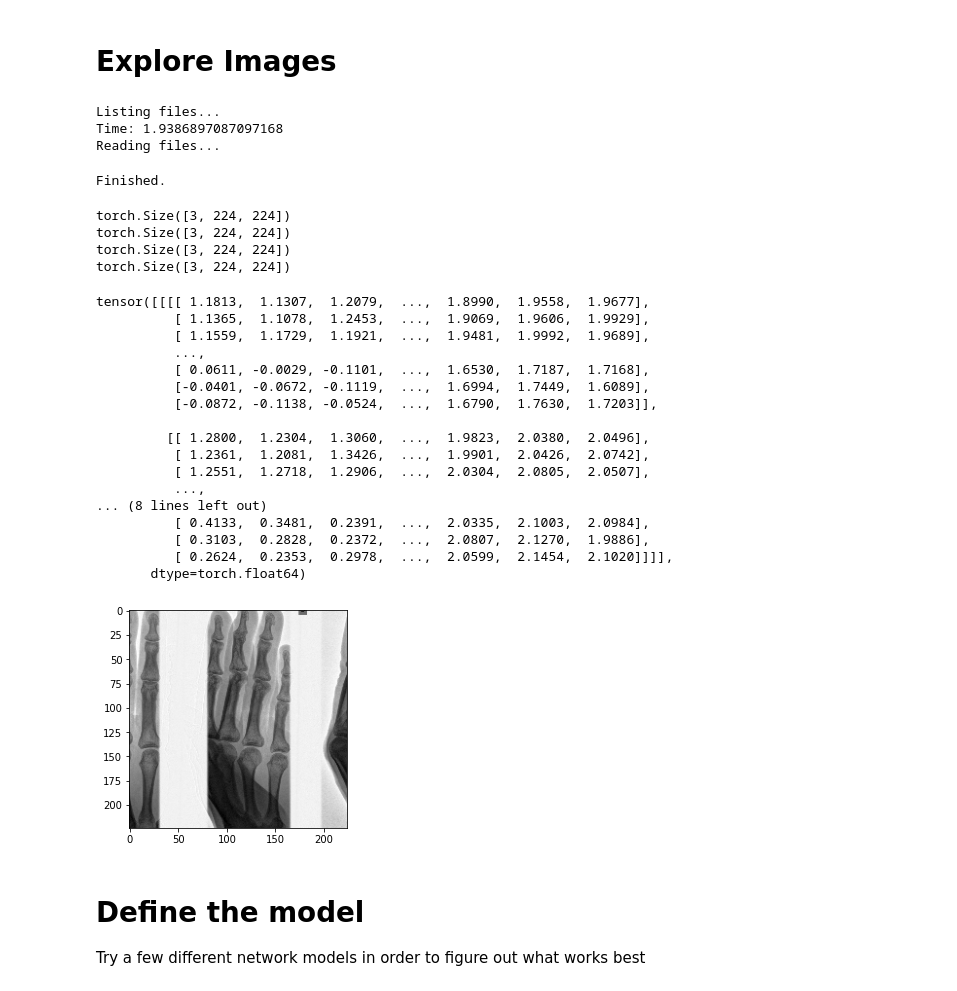
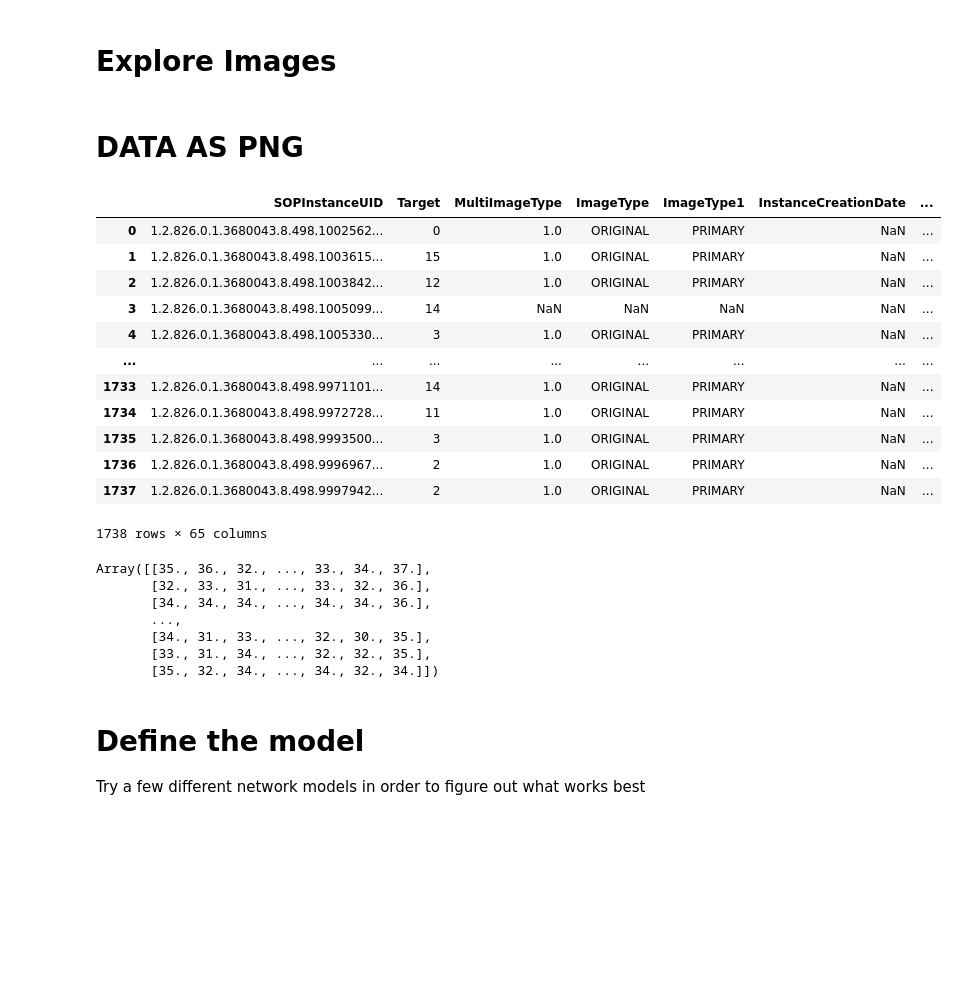
Before and after one commit to Lawreros/x-ray_classification, a Jupyter notebook: unifesp-x-ray-classification.ipynb, the cells around one changed output. Drawn from its saved outputs; the diff is of its cells as text; code cells hidden in the pictures; blank space fills up the shorter version.

Commit message:
Kaggle Notebook | UNIFESP X-Ray Classification | Version 6

```diff
--- a/unifesp-x-ray-classification.ipynb
+++ b/unifesp-x-ray-classification.ipynb
@@ -299,43 +233,41 @@ Finished.
 # %% [markdown]
 # Explore Images
 # %%
-source = img_dataset('../input/unifesp-x-ray-body-part-classifier/train','../input/unifesp-x-ray-body-part-classifier/train.csv')
+# source = img_dataset('../input/unifesp-x-ray-body-part-classifier/train','../input/unifesp-x-ray-body-part-classifier/train.csv')
-# %% [output]
-Listing files...
-Time: 1.9386897087097168
-Reading files...
-Finished.
 # %%
-for i in range(4):
-    X,Y = source.__getitem__(i)
-    print(X.size())
+# for i in range(4):
+#     X,Y = source.__getitem__(i)
+#     print(X.size())
-# %% [output]
-torch.Size([3, 224, 224])
-torch.Size([3, 224, 224])
-torch.Size([3, 224, 224])
-torch.Size([3, 224, 224])
 # %%
-X.unsqueeze(0)
+# X.unsqueeze(0)
-# %% [output]
-tensor([[[[ 1.1813,  1.1307,  1.2079,  ...,  1.8990,  1.9558,  1.9677],
-          [ 1.1365,  1.1078,  1.2453,  ...,  1.9069,  1.9606,  1.9929],
-          [ 1.1559,  1.1729,  1.1921,  ...,  1.9481,  1.9992,  1.9689],
-          ...,
-          [ 0.0611, -0.0029, -0.1101,  ...,  1.6530,  1.7187,  1.7168],
-          [-0.0401, -0.0672, -0.1119,  ...,  1.6994,  1.7449,  1.6089],
-          [-0.0872, -0.1138, -0.0524,  ...,  1.6790,  1.7630,  1.7203]],
-
-         [[ 1.2800,  1.2304,  1.3060,  ...,  1.9823,  2.0380,  2.0496],
-          [ 1.2361,  1.2081,  1.3426,  ...,  1.9901,  2.0426,  2.0742],
-          [ 1.2551,  1.2718,  1.2906,  ...,  2.0304,  2.0805,  2.0507],
-          ...,
-... (8 lines left out)
-          [ 0.4133,  0.3481,  0.2391,  ...,  2.0335,  2.1003,  2.0984],
-          [ 0.3103,  0.2828,  0.2372,  ...,  2.0807,  2.1270,  1.9886],
-          [ 0.2624,  0.2353,  0.2978,  ...,  2.0599,  2.1454,  2.1020]]]],
-       dtype=torch.float64)
 # %%
-plt.imshow(X[2,:,:], cmap = 'gray')
-plt.show()
+# plt.imshow(X[2,:,:], cmap = 'gray')
+# plt.show()
-# %% [output]
-[figure, removed]
+# %% [markdown]
+# DATA AS PNG
+# %%
+pd.read_csv('../input/xray-body-images-in-png-unifesp-competion/train_df.csv')
+# %% [output]
+|  | SOPInstanceUID | Target | MultiImageType | ImageType | ImageType1 | InstanceCreationDate | ... |
+| 0 | 1.2.826.0.1.3680043.8.498.1002562... | 0 | 1.0 | ORIGINAL | PRIMARY | NaN | ... |
+| 1 | 1.2.826.0.1.3680043.8.498.1003615... | 15 | 1.0 | ORIGINAL | PRIMARY | NaN | ... |
+| 2 | 1.2.826.0.1.3680043.8.498.1003842... | 12 | 1.0 | ORIGINAL | PRIMARY | NaN | ... |
+| 3 | 1.2.826.0.1.3680043.8.498.1005099... | 14 | NaN | NaN | NaN | NaN | ... |
+| 4 | 1.2.826.0.1.3680043.8.498.1005330... | 3 | 1.0 | ORIGINAL | PRIMARY | NaN | ... |
+| ... | ... | ... | ... | ... | ... | ... | ... |
+| 1733 | 1.2.826.0.1.3680043.8.498.9971101... | 14 | 1.0 | ORIGINAL | PRIMARY | NaN | ... |
+| 1734 | 1.2.826.0.1.3680043.8.498.9972728... | 11 | 1.0 | ORIGINAL | PRIMARY | NaN | ... |
+| 1735 | 1.2.826.0.1.3680043.8.498.9993500... | 3 | 1.0 | ORIGINAL | PRIMARY | NaN | ... |
+| 1736 | 1.2.826.0.1.3680043.8.498.9996967... | 2 | 1.0 | ORIGINAL | PRIMARY | NaN | ... |
+| 1737 | 1.2.826.0.1.3680043.8.498.9997942... | 2 | 1.0 | ORIGINAL | PRIMARY | NaN | ... |
+1738 rows × 65 columns
+# %%
+imageio.imread('../input/xray-body-images-in-png-unifesp-competion/image_png.png').astype(float)
+# %% [output]
+Array([[35., 36., 32., ..., 33., 34., 37.],
+       [32., 33., 31., ..., 33., 32., 36.],
+       [34., 34., 34., ..., 34., 34., 36.],
+       ...,
+       [34., 31., 33., ..., 32., 30., 35.],
+       [33., 31., 34., ..., 32., 32., 35.],
+       [35., 32., 34., ..., 34., 32., 34.]])
```
Also changed, not shown: parts of 27 cells of this notebook.
